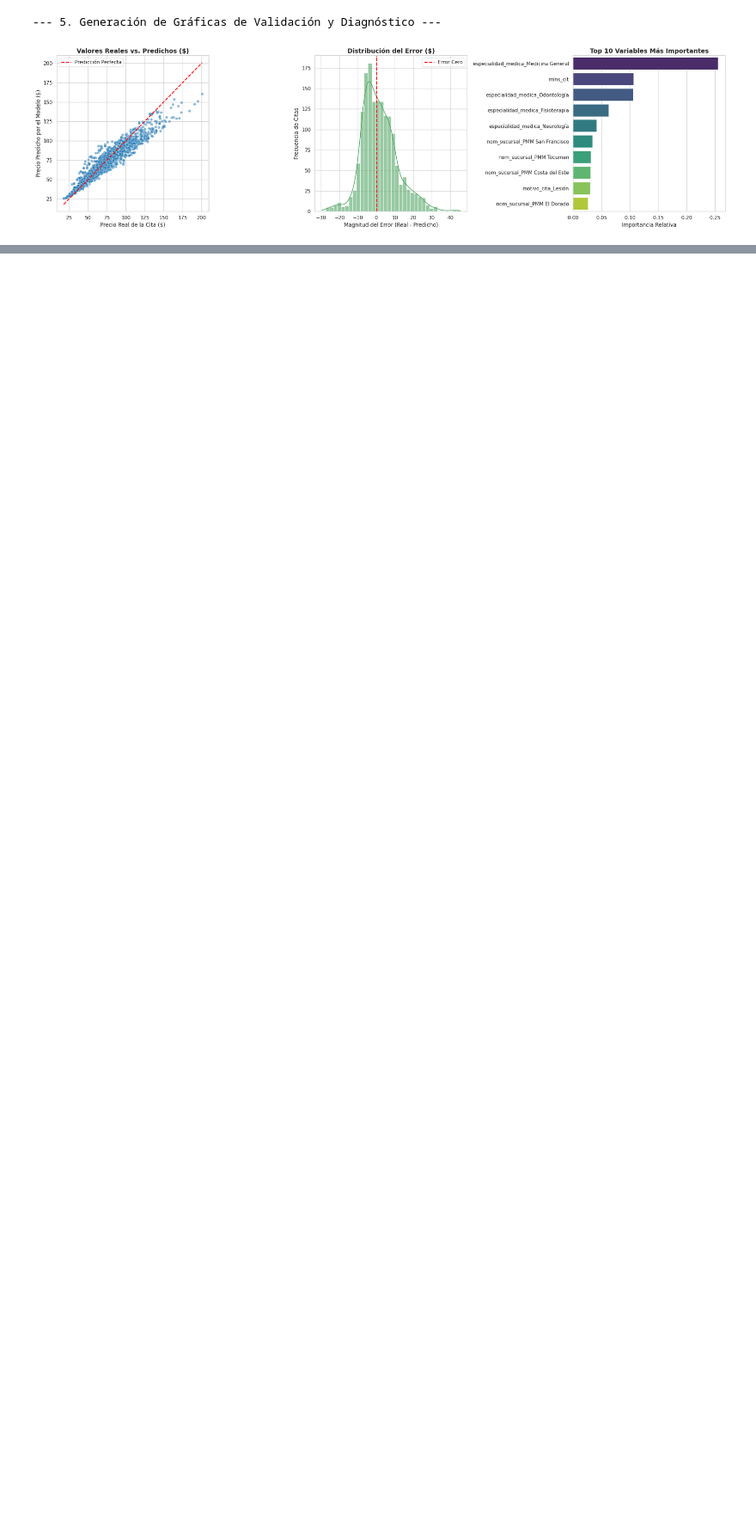
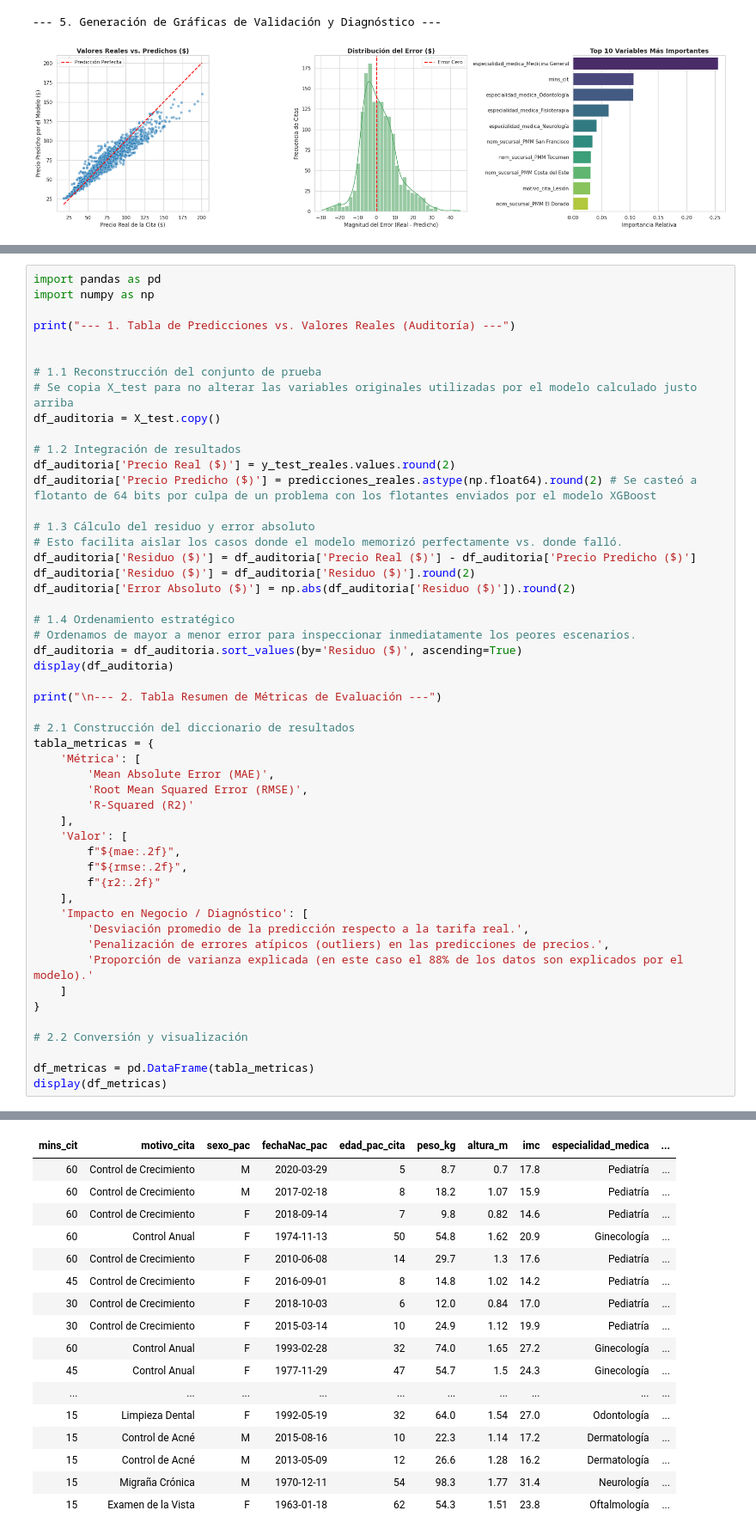
Before and after one commit to Akaru0/Panama-Metropolitan-Medical---Proyecto-Databricks, a Jupyter notebook: 05_analitica_avanzada.ipynb, the cells around one changed output, grey strips where cells are left out. Shown at 86% size. Cells and saved outputs as stored; diff of their text form; blank space fills up the shorter version.

Commit message:
tablas en el análisis avanzado

```diff
--- a/05_analitica_avanzada.ipynb
+++ b/05_analitica_avanzada.ipynb
@@ -239,3 +239,55 @@ plt.show()
 # %% [output]
 --- 5. Generación de Gráficas de Validación Estructurales ---
 [figure]
+# %%
+import pandas as pd
+import numpy as np
+
+print("--- 1. Tabla de Predicciones vs. Valores Reales (Auditoría) ---")
+
+
+# 1.1 Reconstrucción del conjunto de prueba
+# Se copia X_test para no alterar las variables originales utilizadas por el modelo calculado justo arriba
+df_auditoria = X_test.copy()
+
+# 1.2 Integración de resultados
+df_auditoria['Precio Real ($)'] = y_test_reales.values.round(2)
+df_auditoria['Precio Predicho ($)'] = predicciones_reales.astype(np.float64).round(2) # Se casteó a flotanto de 64 bits por culpa de un problema con los flotantes enviados por el modelo XGBoost
+
+# 1.3 Cálculo del residuo y error absoluto
+# Esto facilita aislar los casos donde el modelo memorizó perfectamente vs. donde falló.
+df_auditoria['Residuo ($)'] = df_auditoria['Precio Real ($)'] - df_auditoria['Precio Predicho ($)']
+df_auditoria['Residuo ($)'] = df_auditoria['Residuo ($)'].round(2)
+df_auditoria['Error Absoluto ($)'] = np.abs(df_auditoria['Residuo ($)']).round(2)
+
+# 1.4 Ordenamiento estratégico
+# Ordenamos de mayor a menor error para inspeccionar inmediatamente los peores escenarios.
+df_auditoria = df_auditoria.sort_values(by='Residuo ($)', ascending=True)
+display(df_auditoria)
+
+print("\n--- 2. Tabla Resumen de Métricas de Evaluación ---")
+
+# 2.1 Construcción del diccionario de resultados
+tabla_metricas = {
+    'Métrica': [
+        'Mean Absolute Error (MAE)',
+        'Root Mean Squared Error (RMSE)',
+        'R-Squared (R2)'
+    ],
+    'Valor': [
+        f"${mae:.2f}",
+        f"${rmse:.2f}",
+        f"{r2:.2f}"
+    ],
+    'Impacto en Negocio / Diagnóstico': [
+        'Desviación promedio de la predicción respecto a la tarifa real.',
+        'Penalización de errores atípicos (outliers) en las predicciones de precios.',
+        'Proporción de varianza explicada (en este caso el 88% de los datos son explicados por el modelo).'
+    ]
+}
+
+# 2.2 Conversión y visualización
+
+df_metricas = pd.DataFrame(tabla_metricas)
+display(df_metricas)
+# %% [output]
@@ -241,0 +295,17 @@ plt.show()
+| mins_cit | motivo_cita | sexo_pac | fechaNac_pac | edad_pac_cita | peso_kg | altura_m | imc | especialidad_medica | ... |
+| 60 | Control de Crecimiento | M | 2020-03-29 | 5 | 8.7 | 0.7 | 17.8 | Pediatría | ... |
+| 60 | Control de Crecimiento | M | 2017-02-18 | 8 | 18.2 | 1.07 | 15.9 | Pediatría | ... |
+| 60 | Control de Crecimiento | F | 2018-09-14 | 7 | 9.8 | 0.82 | 14.6 | Pediatría | ... |
+| 60 | Control Anual | F | 1974-11-13 | 50 | 54.8 | 1.62 | 20.9 | Ginecología | ... |
+| 60 | Control de Crecimiento | F | 2010-06-08 | 14 | 29.7 | 1.3 | 17.6 | Pediatría | ... |
+| 45 | Control de Crecimiento | F | 2016-09-01 | 8 | 14.8 | 1.02 | 14.2 | Pediatría | ... |
+| 30 | Control de Crecimiento | F | 2018-10-03 | 6 | 12.0 | 0.84 | 17.0 | Pediatría | ... |
+| 30 | Control de Crecimiento | F | 2015-03-14 | 10 | 24.9 | 1.12 | 19.9 | Pediatría | ... |
+| 60 | Control Anual | F | 1993-02-28 | 32 | 74.0 | 1.65 | 27.2 | Ginecología | ... |
+| 45 | Control Anual | F | 1977-11-29 | 47 | 54.7 | 1.5 | 24.3 | Ginecología | ... |
+| ... | ... | ... | ... | ... | ... | ... | ... | ... | ... |
+| 15 | Limpieza Dental | F | 1992-05-19 | 32 | 64.0 | 1.54 | 27.0 | Odontología | ... |
+| 15 | Control de Acné | M | 2015-08-16 | 10 | 22.3 | 1.14 | 17.2 | Dermatología | ... |
+| 15 | Control de Acné | M | 2013-05-09 | 12 | 26.6 | 1.28 | 16.2 | Dermatología | ... |
+| 15 | Migraña Crónica | M | 1970-12-11 | 54 | 98.3 | 1.77 | 31.4 | Neurología | ... |
+| 15 | Examen de la Vista | F | 1963-01-18 | 62 | 54.3 | 1.51 | 23.8 | Oftalmología | ... |
```
Also changed, not shown: parts of 1 cell of this notebook, 2 other files.
